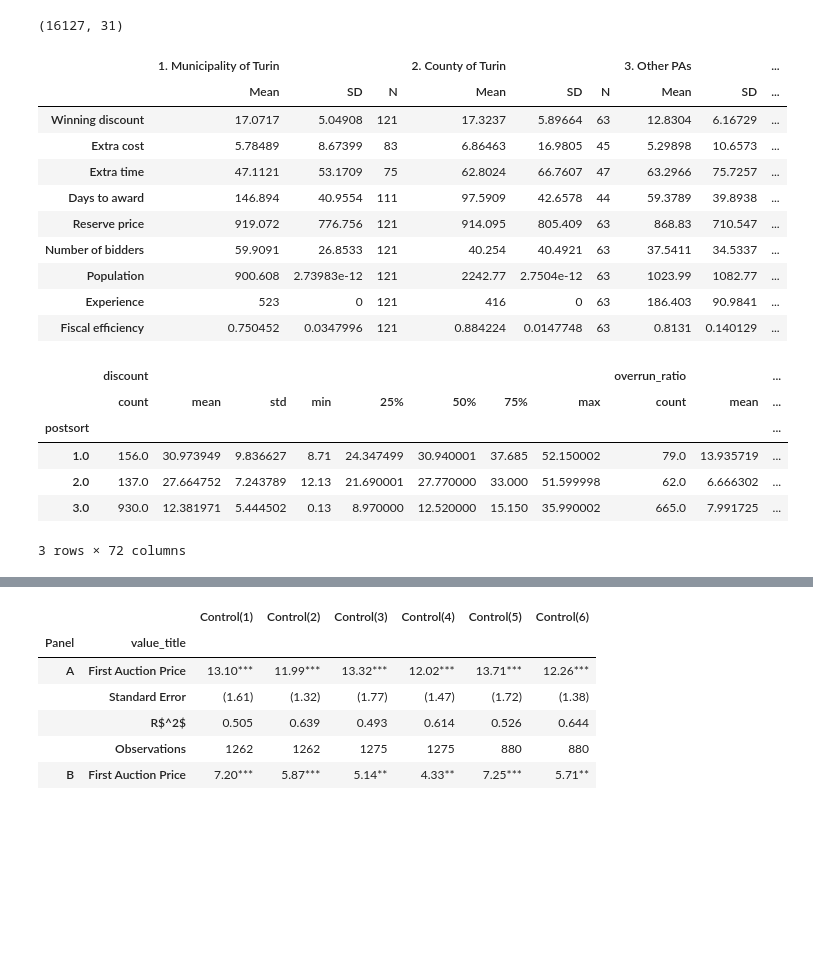
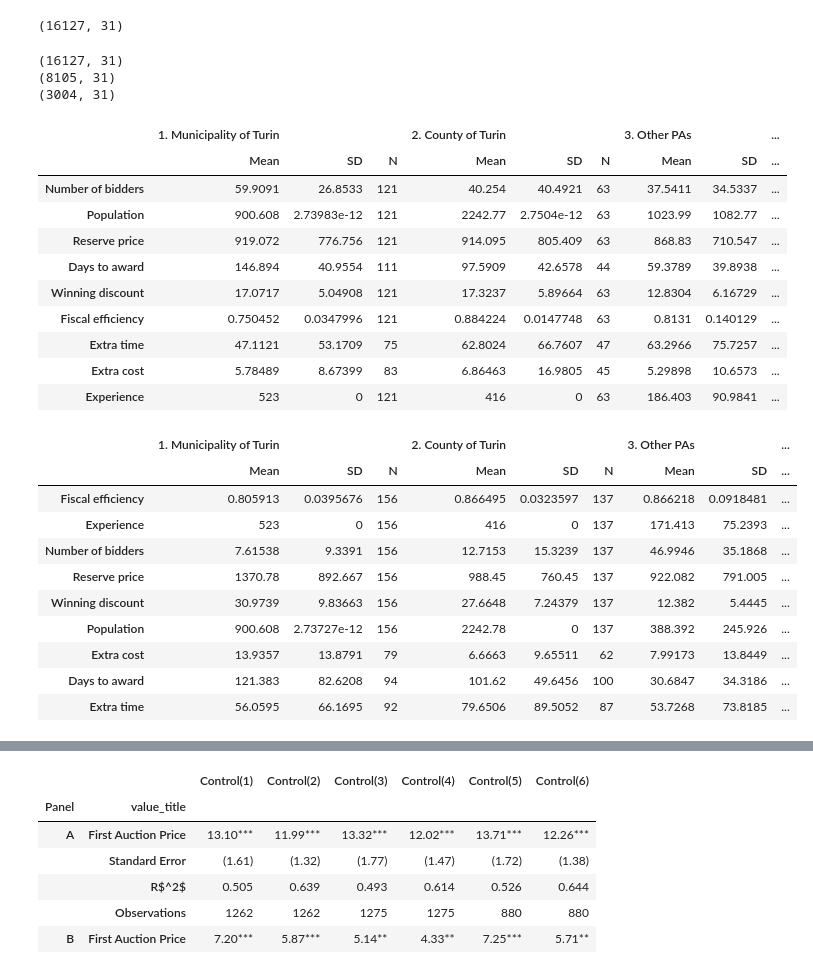
Before and after one commit to huiren-j/Replication-of-Decarolis-2014-, a Jupyter notebook: project_HyeinJeong.ipynb, the cells around one changed output, grey strips where cells are left out. Saved outputs shown, nothing was run; the diff lists cells and outputs as text; code cells hidden in the pictures; blank space fills up the shorter version.

```diff
--- a/project_HyeinJeong.ipynb
+++ b/project_HyeinJeong.ipynb
@@ -101,32 +103,41 @@ print(data.shape)
 # %%
 #table1
 df_1 = prepare_data(data)
-df_pre = presort_descrbie(df_1)
+df_pre = presort_describe(df_1)
 presort = table1_presort(df_pre)
+presort.sample(9)
 # %% [output]
+(16127, 31)
+(8105, 31)
+(3004, 31)
 |  | 1. Municipality of Turin |  |  | 2. County of Turin |  |  | 3. Other PAs |  | ... |
 |  | Mean | SD | N | Mean | SD | N | Mean | SD | ... |
-| Winning discount | 17.0717 | 5.04908 | 121 | 17.3237 | 5.89664 | 63 | 12.8304 | 6.16729 | ... |
-| Extra cost | 5.78489 | 8.67399 | 83 | 6.86463 | 16.9805 | 45 | 5.29898 | 10.6573 | ... |
-| Extra time | 47.1121 | 53.1709 | 75 | 62.8024 | 66.7607 | 47 | 63.2966 | 75.7257 | ... |
-| Days to award | 146.894 | 40.9554 | 111 | 97.5909 | 42.6578 | 44 | 59.3789 | 39.8938 | ... |
-| Reserve price | 919.072 | 776.756 | 121 | 914.095 | 805.409 | 63 | 868.83 | 710.547 | ... |
 | Number of bidders | 59.9091 | 26.8533 | 121 | 40.254 | 40.4921 | 63 | 37.5411 | 34.5337 | ... |
 | Population | 900.608 | 2.73983e-12 | 121 | 2242.77 | 2.7504e-12 | 63 | 1023.99 | 1082.77 | ... |
+| Reserve price | 919.072 | 776.756 | 121 | 914.095 | 805.409 | 63 | 868.83 | 710.547 | ... |
+| Days to award | 146.894 | 40.9554 | 111 | 97.5909 | 42.6578 | 44 | 59.3789 | 39.8938 | ... |
+| Winning discount | 17.0717 | 5.04908 | 121 | 17.3237 | 5.89664 | 63 | 12.8304 | 6.16729 | ... |
+| Fiscal efficiency | 0.750452 | 0.0347996 | 121 | 0.884224 | 0.0147748 | 63 | 0.8131 | 0.140129 | ... |
+| Extra time | 47.1121 | 53.1709 | 75 | 62.8024 | 66.7607 | 47 | 63.2966 | 75.7257 | ... |
+| Extra cost | 5.78489 | 8.67399 | 83 | 6.86463 | 16.9805 | 45 | 5.29898 | 10.6573 | ... |
 | Experience | 523 | 0 | 121 | 416 | 0 | 63 | 186.403 | 90.9841 | ... |
-| Fiscal efficiency | 0.750452 | 0.0347996 | 121 | 0.884224 | 0.0147748 | 63 | 0.8131 | 0.140129 | ... |
 # %%
 #table1
 df_post = postsort_describe(df_1)
-postsort = table1_posrtsort(df_post)
+postsort = table1_postsort(df_post)
+postsort.sample(9)
 # %% [output]
-|  | discount |  |  |  |  |  |  |  | overrun_ratio |  | ... |
-|  | count | mean | std | min | 25% | 50% | 75% | max | count | mean | ... |
-| postsort |  |  |  |  |  |  |  |  |  |  | ... |
-| 1.0 | 156.0 | 30.973949 | 9.836627 | 8.71 | 24.347499 | 30.940001 | 37.685 | 52.150002 | 79.0 | 13.935719 | ... |
-| 2.0 | 137.0 | 27.664752 | 7.243789 | 12.13 | 21.690001 | 27.770000 | 33.000 | 51.599998 | 62.0 | 6.666302 | ... |
-| 3.0 | 930.0 | 12.381971 | 5.444502 | 0.13 | 8.970000 | 12.520000 | 15.150 | 35.990002 | 665.0 | 7.991725 | ... |
+|  | 1. Municipality of Turin |  |  | 2. County of Turin |  |  | 3. Other PAs |  | ... |
+|  | Mean | SD | N | Mean | SD | N | Mean | SD | ... |
+| Fiscal efficiency | 0.805913 | 0.0395676 | 156 | 0.866495 | 0.0323597 | 137 | 0.866218 | 0.0918481 | ... |
+| Experience | 523 | 0 | 156 | 416 | 0 | 137 | 171.413 | 75.2393 | ... |
+| Number of bidders | 7.61538 | 9.3391 | 156 | 12.7153 | 15.3239 | 137 | 46.9946 | 35.1868 | ... |
+| Reserve price | 1370.78 | 892.667 | 156 | 988.45 | 760.45 | 137 | 922.082 | 791.005 | ... |
+| Winning discount | 30.9739 | 9.83663 | 156 | 27.6648 | 7.24379 | 137 | 12.382 | 5.4445 | ... |
+| Population | 900.608 | 2.73727e-12 | 156 | 2242.78 | 0 | 137 | 388.392 | 245.926 | ... |
+| Extra cost | 13.9357 | 13.8791 | 79 | 6.6663 | 9.65511 | 62 | 7.99173 | 13.8449 | ... |
+| Days to award | 121.383 | 82.6208 | 94 | 101.62 | 49.6456 | 100 | 30.6847 | 34.3186 | ... |
+| Extra time | 56.0595 | 66.1695 | 92 | 79.6506 | 89.5052 | 87 | 53.7268 | 73.8185 | ... |
-3 rows × 72 columns
 # %%
 #data for table2,3,5,6
 df = basic_setting(data)
```
Also changed, not shown: parts of 11 cells of this notebook, 5 other files.
